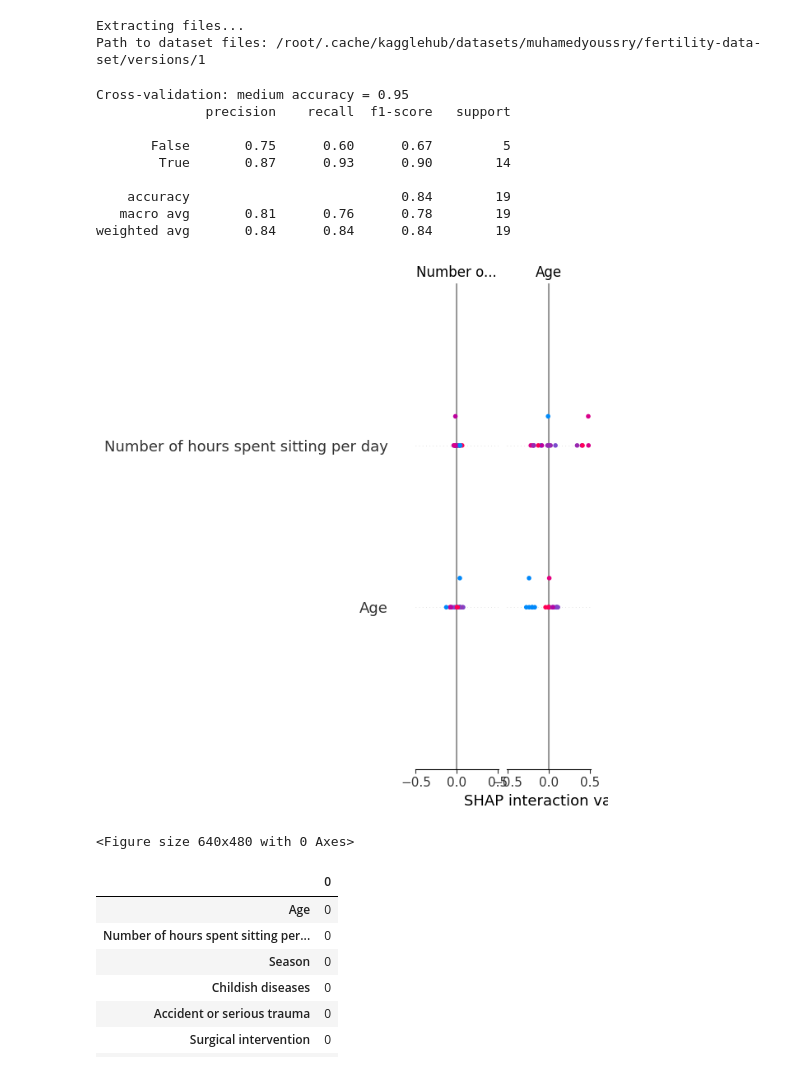
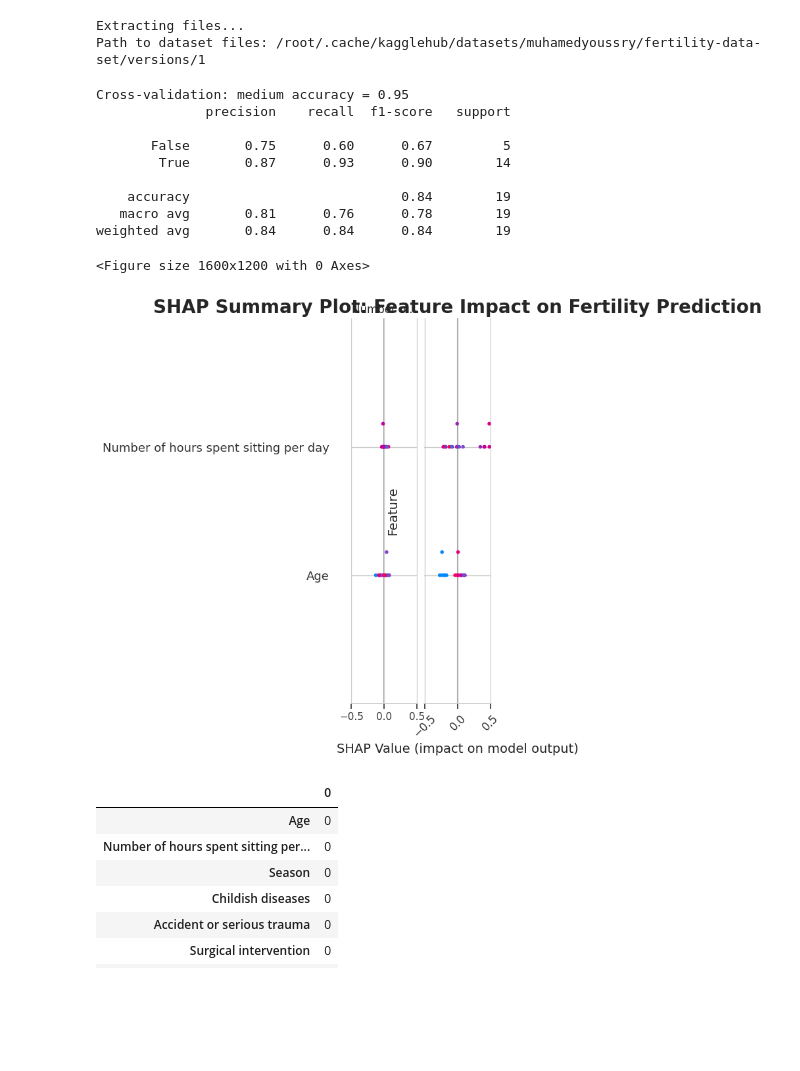
Before and after one commit to AleksandraBelousova/-Condition-prediction-based-on-fertility-data, a Jupyter notebook: Fertility.ipynb, the cells around one changed output. Drawn from its saved outputs; the diff is of its cells as text; code cells hidden in the pictures; blank space fills up the shorter version.

```diff
--- a/Fertility.ipynb
+++ b/Fertility.ipynb
@@ -41,37 +41,67 @@ for column in numeric_data.columns:
     data_encoded = remove_outliers(data_encoded, column)
 
 X = data_encoded.drop('Diagnosis_Normal', axis=1)
 y = data_encoded['Diagnosis_Normal']
 
 X_train, X_test, y_train, y_test = train_test_split(X, y, test_size=0.2, random_state=42)
 
 smote = SMOTE(random_state=42)
 X_train_balanced, y_train_balanced = smote.fit_resample(X_train, y_train)
 
 model = RandomForestClassifier(n_estimators=100, random_state=42, class_weight="balanced")
 model.fit(X_train_balanced, y_train_balanced)
 
 cv_scores = cross_val_score(model, X_train_balanced, y_train_balanced, cv=5)
 print(f"Cross-validation: medium accuracy = {cv_scores.mean()}")
 
 y_pred = model.predict(X_test)
 print(classification_report(y_test, y_pred, zero_division=0))
 
-shap.summary_plot(shap_values, X_test)
-plt.savefig('shap_summary.png')
+sns.set(style="whitegrid", context="notebook")
+explainer = shap.TreeExplainer(model)
+shap_values = explainer.shap_values(X_test)
+
+if isinstance(shap_values, list) and len(shap_values) > 1:
+    shap_values_to_plot = shap_values[1]
+else:
+    shap_values_to_plot = shap_values
+
+plt.figure(figsize=(16, 12))
+shap.summary_plot(shap_values_to_plot, X_test, plot_type="dot", show=False, color=plt.get_cmap("viridis"))
+
+plt.title('SHAP Summary Plot: Feature Impact on Fertility Prediction', fontsize=20, fontweight='bold')
+plt.xlabel('SHAP Value (impact on model output)', fontsize=14)
+plt.ylabel('Feature', fontsize=14)
+plt.xticks(rotation=45, fontsize=12)
+plt.yticks(fontsize=12)
+
+plt.tight_layout(pad=3)
+plt.savefig('shap_summary_high_res.png', dpi=300, bbox_inches='tight')
 plt.show()
+
+#This SHAP (SHapley Additive exPlanations) plot shows the effect of two characteristics on fertility prediction, 'number of hours sitting per day' and 'age'.
+# Description:
+# - On the x-axis is a SHAP value that shows how much each trait affects the model output.
+# - Each point represents a prediction.
+# - The colour of the points indicates the value of the trait: blue for smaller values, pink for larger values.
+
+# Conclusions:
+# - 'Number of hours sitting per day' has a noticeable positive contribution to the prediction when its value is high, which may indicate a negative effect on fertility.
+# - Age' has a small direct effect on fertility prediction, with higher age generally having a small positive effect on prediction.
+
+#Thus, it can be hypothesised that more hours of sedentary time and older age may be associated with changes in fertility model predictions.
 # %% [output]
 Cross-validation: medium accuracy = 0.95
               precision    recall  f1-score   support
 
        False       0.75      0.60      0.67         5
         True       0.87      0.93      0.90        14
 
     accuracy                           0.84        19
    macro avg       0.81      0.76      0.78        19
 weighted avg       0.84      0.84      0.84        19
+<Figure size 1600x1200 with 0 Axes>
-[figure, old version]
+[figure, new version]
-<Figure size 640x480 with 0 Axes>
 # %%
 data.head()
 data.isnull().sum()
```
Also changed, not shown: parts of 1 cell of this notebook.
